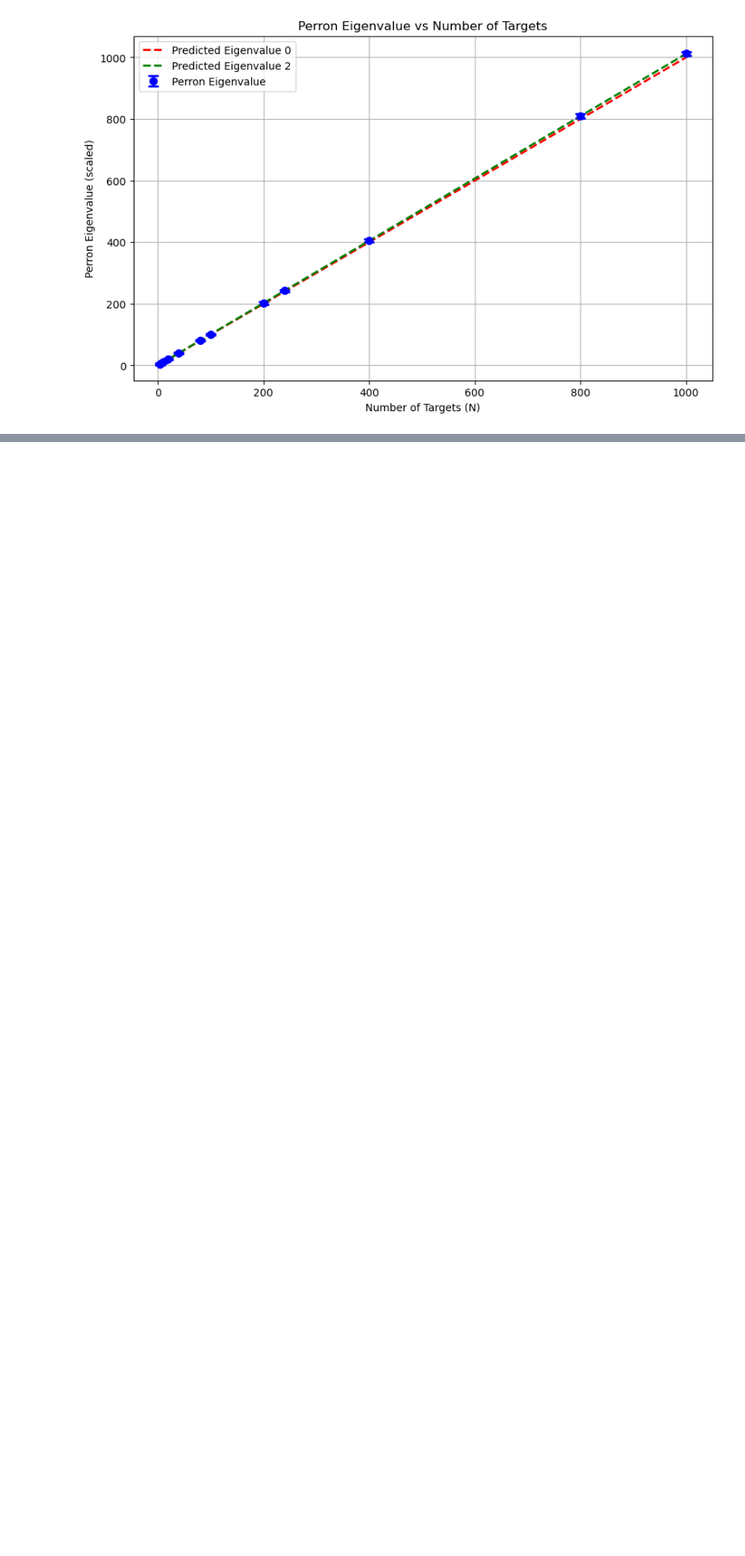
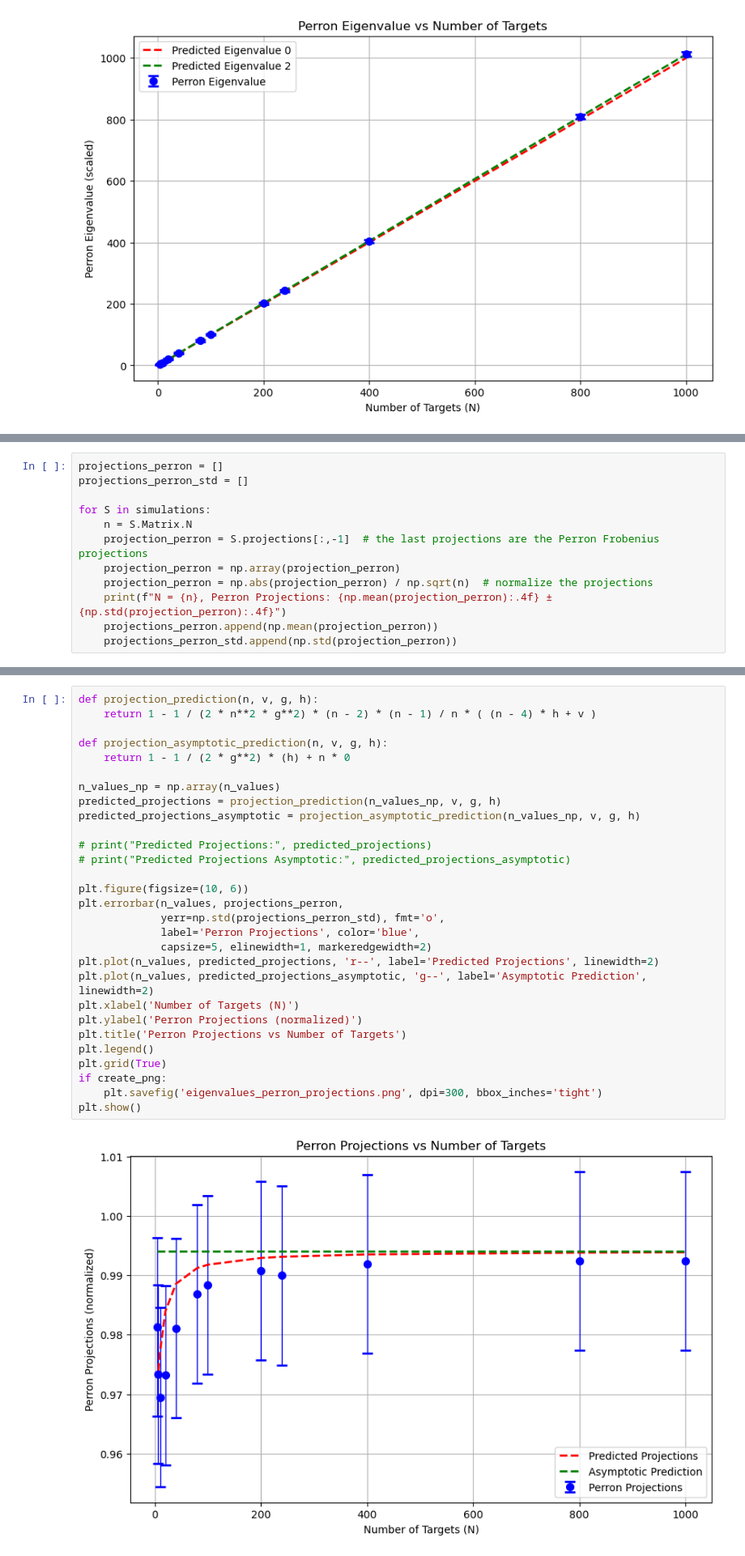
Before and after one commit to slviajero/RandomMatrix, a Jupyter notebook: eigenvalues_perron_unifom.ipynb, the cells around one changed output, grey strips where cells are left out. Shown: that part at 81% size. Drawn from its saved outputs; the diff is of its cells as text; blank space fills up the shorter version.

Commit message:
With projections.

```diff
--- a/eigenvalues_perron_unifom.ipynb
+++ b/eigenvalues_perron_unifom.ipynb
@@ -223,0 +224,12 @@ plt.show()
+# %%
+projections_perron = []
+projections_perron_std = []
+
+for S in simulations:
+    n = S.Matrix.N
+    projection_perron = S.projections[:,-1]  # the last projections are the Perron Frobenius projections
+    projection_perron = np.array(projection_perron)
+    projection_perron = np.abs(projection_perron) / np.sqrt(n)  # normalize the projections
+    print(f"N = {n}, Perron Projections: {np.mean(projection_perron):.4f} ± {np.std(projection_perron):.4f}")
+    projections_perron.append(np.mean(projection_perron))
+    projections_perron_std.append(np.std(projection_perron))
@@ -223,0 +249,31 @@ plt.show()
+# %%
+def projection_prediction(n, v, g, h):
+    return 1 - 1 / (2 * n**2 * g**2) * (n - 2) * (n - 1) / n * ( (n - 4) * h + v )
+
+def projection_asymptotic_prediction(n, v, g, h):
+    return 1 - 1 / (2 * g**2) * (h) + n * 0
+
+n_values_np = np.array(n_values)
+predicted_projections = projection_prediction(n_values_np, v, g, h)
+predicted_projections_asymptotic = projection_asymptotic_prediction(n_values_np, v, g, h)
+
+# print("Predicted Projections:", predicted_projections)
+# print("Predicted Projections Asymptotic:", predicted_projections_asymptotic)
+
+plt.figure(figsize=(10, 6))
+plt.errorbar(n_values, projections_perron,
+             yerr=np.std(projections_perron_std), fmt='o',
+             label='Perron Projections', color='blue',
+             capsize=5, elinewidth=1, markeredgewidth=2)
+plt.plot(n_values, predicted_projections, 'r--', label='Predicted Projections', linewidth=2)
+plt.plot(n_values, predicted_projections_asymptotic, 'g--', label='Asymptotic Prediction', linewidth=2)
+plt.xlabel('Number of Targets (N)')
+plt.ylabel('Perron Projections (normalized)')
+plt.title('Perron Projections vs Number of Targets')
+plt.legend()
+plt.grid(True)
+if create_png:
+    plt.savefig('eigenvalues_perron_projections.png', dpi=300, bbox_inches='tight')
+plt.show()
+# %% [output]
+[figure, added]
```
Also changed, not shown: parts of 5 cells of this notebook.
